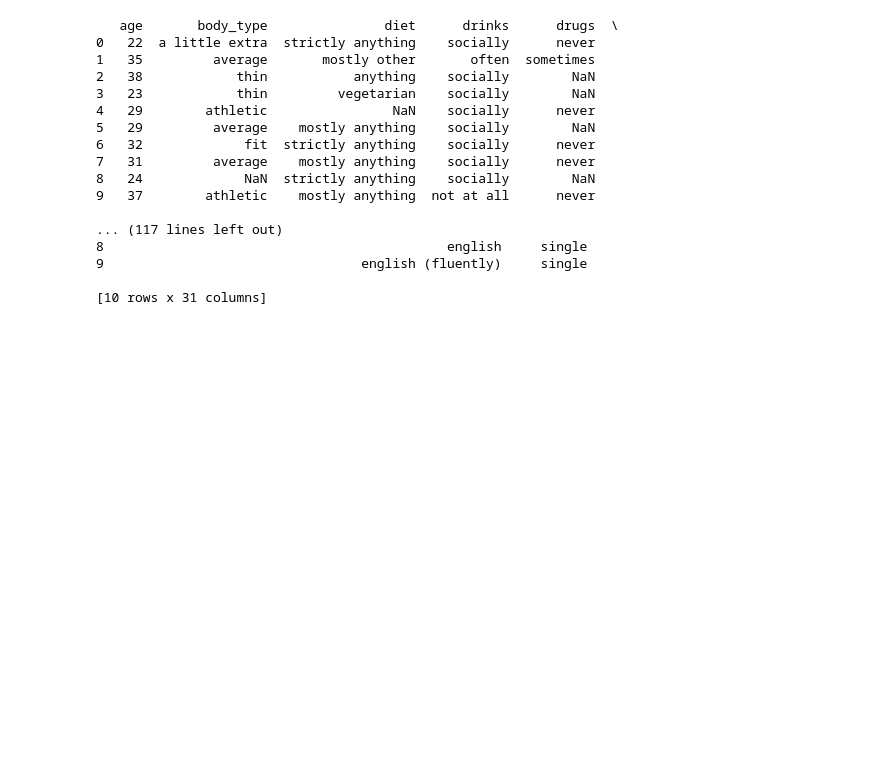
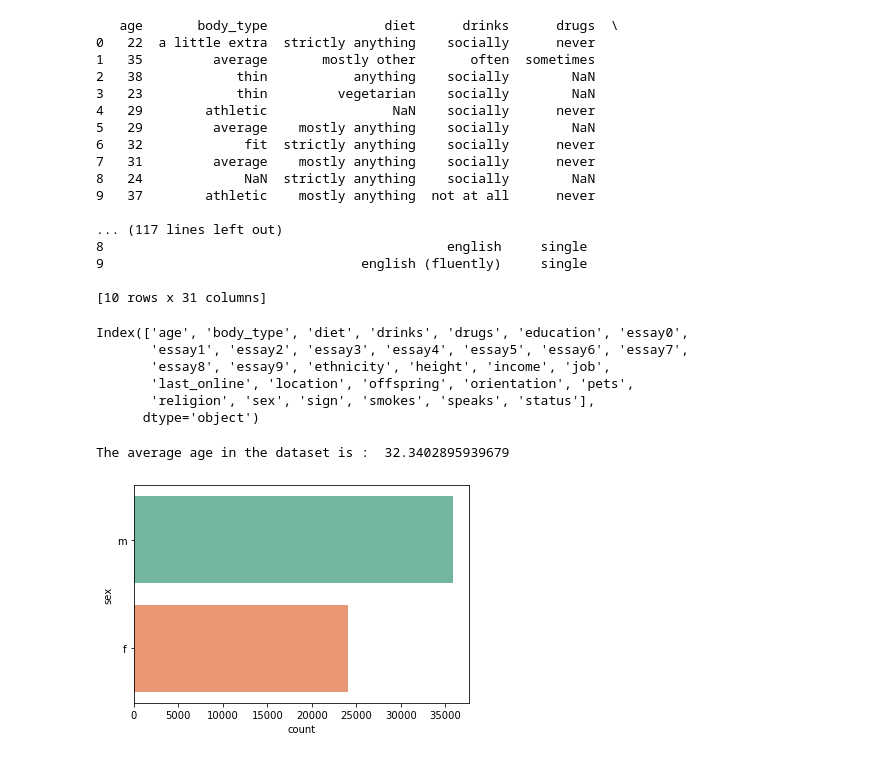
Before and after one commit to teeo23/OKproject, a Jupyter notebook: date-a-scientist.ipynb, the cells around one changed output. Drawn from its saved outputs; the diff is of its cells as text; code cells hidden in the pictures; blank space fills up the shorter version.

```diff
--- a/date-a-scientist.ipynb
+++ b/date-a-scientist.ipynb
@@ -21,3 +24,23 @@ print(df.head(10))
 9                                 english (fluently)     single
 
 [10 rows x 31 columns]
+# %%
+df.columns
+# %% [output]
+Index(['age', 'body_type', 'diet', 'drinks', 'drugs', 'education', 'essay0',
+       'essay1', 'essay2', 'essay3', 'essay4', 'essay5', 'essay6', 'essay7',
+       'essay8', 'essay9', 'ethnicity', 'height', 'income', 'job',
+       'last_online', 'location', 'offspring', 'orientation', 'pets',
+       'religion', 'sex', 'sign', 'smokes', 'speaks', 'status'],
+      dtype='object')
+# %%
+print('The average age in the dataset is : ' , np.average(df['age']))
+# %% [output]
+The average age in the dataset is :  32.3402895939679
+# %%
+sns.set_palette("Set2")
+sns.countplot(data=df, y='sex')
+
+plt.savefig('Ratio of Male & Female Members')
+# %% [output]
+[figure, added]
```
Also changed, not shown: parts of 16 cells of this notebook.
